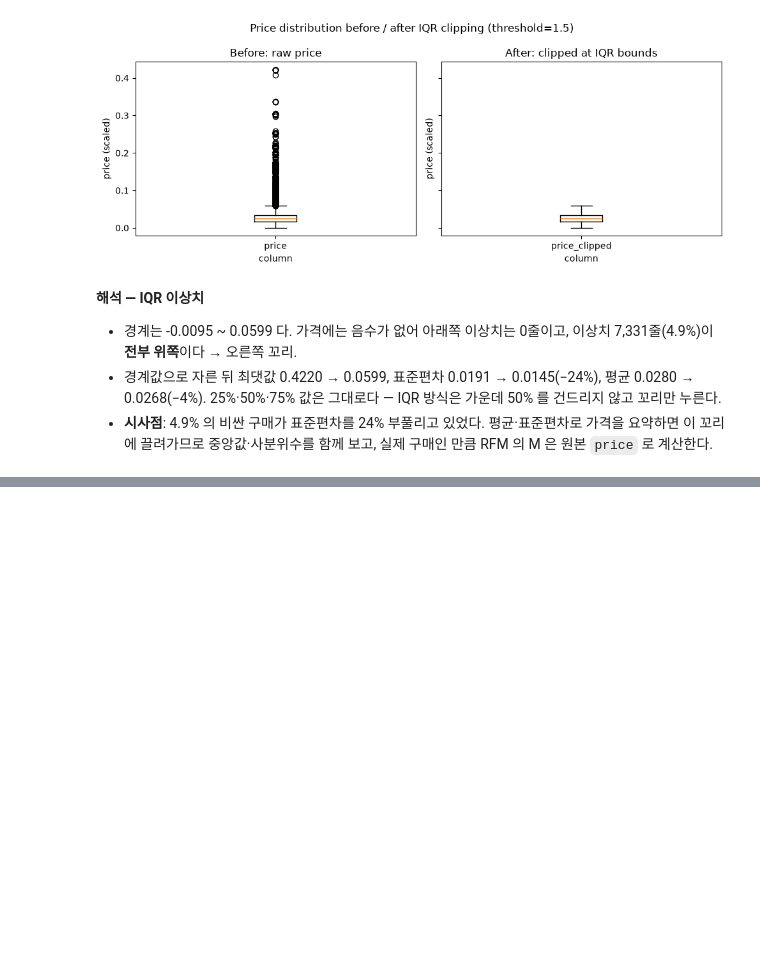
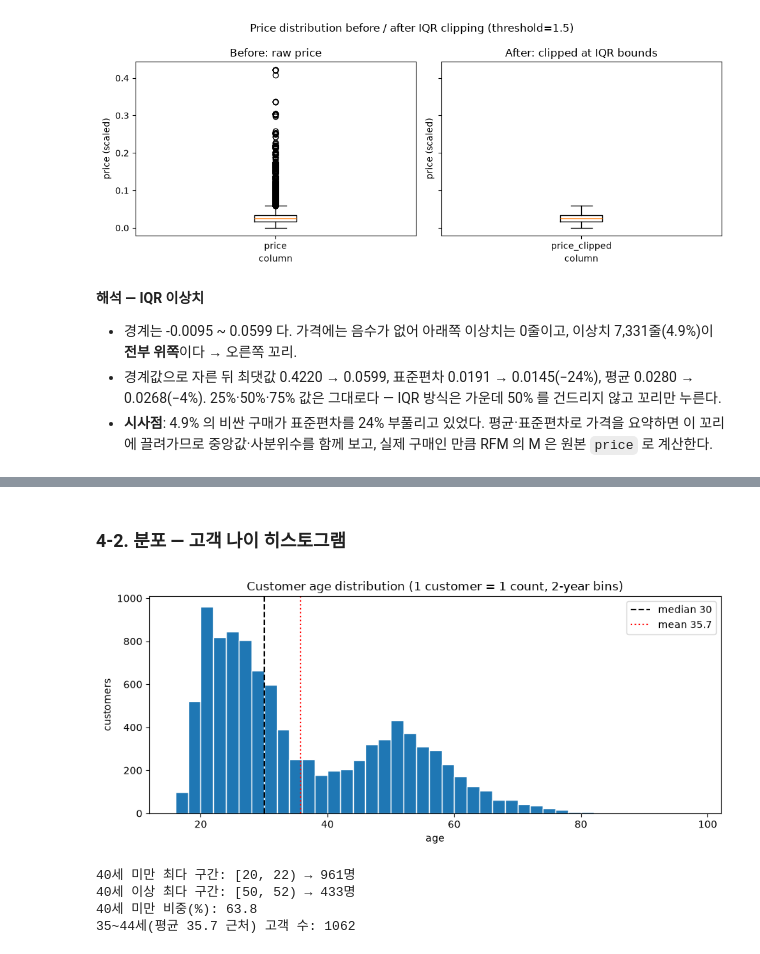
Before and after one commit to sangwoo-codyssey/a1-1-ecommerce-rfm, a Jupyter notebook: notebooks/analysis_report.ipynb, the cells around one changed output, grey strips where cells are left out. Saved outputs shown, nothing was run; the diff lists cells and outputs as text; code cells hidden in the pictures; blank space fills up the shorter version.

```diff
--- a/notebooks/analysis_report.ipynb
+++ b/notebooks/analysis_report.ipynb
@@ -325,0 +339,8 @@ plt.show()
+# %%
+cust_table = analyzer.customer_table()
+prod_table = analyzer.product_table()
+img_table = prod_table.dropna(subset=["img_mean"])  # 사진을 뽑은 상품 1,000개
+print("고객:", len(cust_table), "/ 상품:", len(prod_table), "/ 사진 있는 상품:", len(img_table))
+
+# 거래 줄 단위
+summary_stats(df, ["price"]).round(4)
@@ -325,0 +378,29 @@ plt.show()
+# %% [markdown]
+### 4-2. 분포 — 고객 나이 히스토그램
+# %%
+fig, ax = plt.subplots(figsize=(9, 4))
+ax.hist(cust_table["age"], bins=np.arange(16, 100, 2), edgecolor="white")
+ax.axvline(cust_table["age"].median(), color="black", linestyle="--", label=f"median {cust_table['age'].median():.0f}")
+ax.axvline(cust_table["age"].mean(), color="red", linestyle=":", label=f"mean {cust_table['age'].mean():.1f}")
+ax.set_title("Customer age distribution (1 customer = 1 count, 2-year bins)")
+ax.set_xlabel("age")
+ax.set_ylabel("customers")
+ax.legend()
+plt.tight_layout()
+plt.show()
+# %% [output]
+[figure, added]
+# %%
+# 히스토그램의 봉우리·골짜기를 숫자로 — 40세 앞뒤 각각에서 고객이 가장 많은 2살 구간
+age_bins = pd.cut(cust_table["age"], np.arange(16, 102, 2), right=False)
+young = cust_table["age"] < 40
+for name, mask in [("40세 미만", young), ("40세 이상", ~young)]:
+    counts = age_bins[mask].value_counts()
+    print(f"{name} 최다 구간: {counts.idxmax()} → {counts.max()}명")
+print("40세 미만 비중(%):", round(young.mean() * 100, 1))
+print("35~44세(평균 35.7 근처) 고객 수:", cust_table["age"].between(34, 44, inclusive="right").sum())
+# %% [output]
+40세 미만 최다 구간: [20, 22) → 961명
+40세 이상 최다 구간: [50, 52) → 433명
+40세 미만 비중(%): 63.8
+35~44세(평균 35.7 근처) 고객 수: 1062
```
Also changed, not shown: parts of 23 cells of this notebook, 1 other file.
